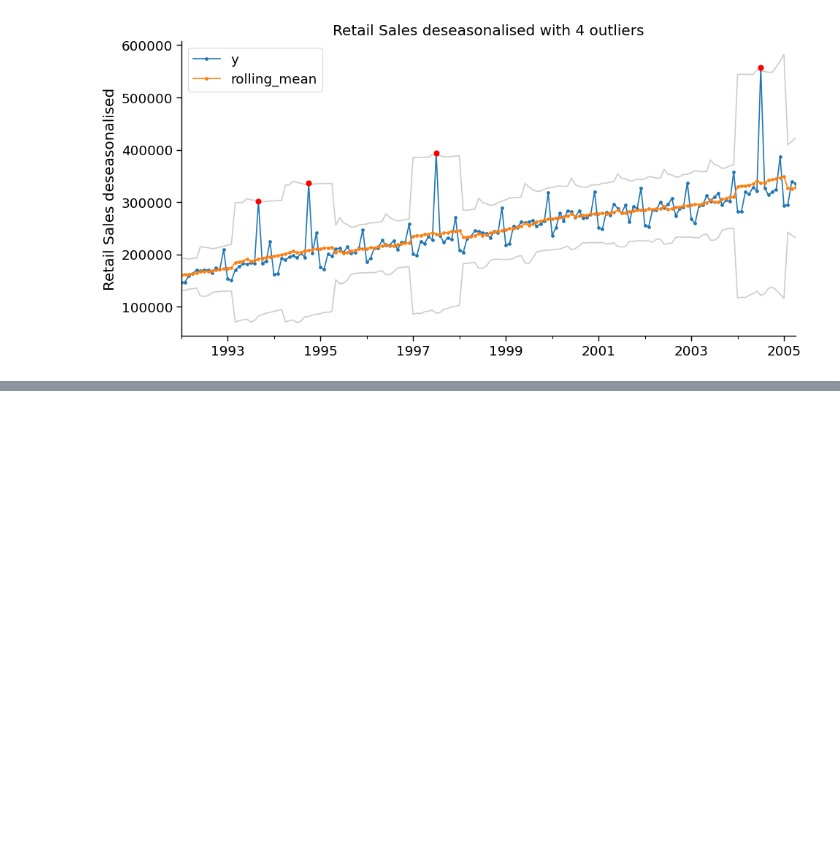
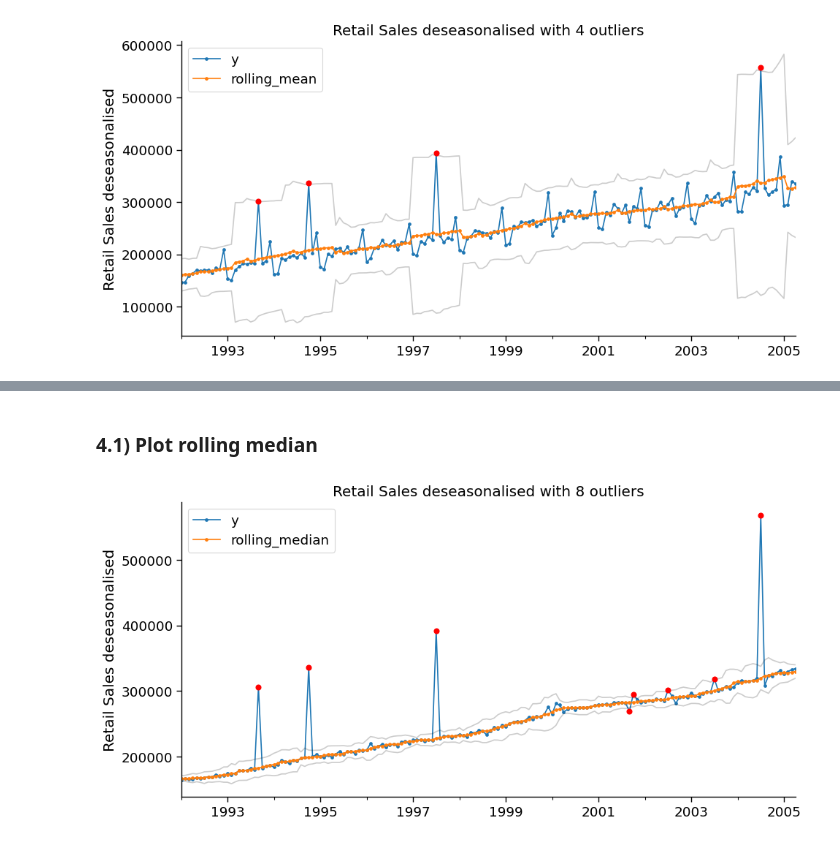
Before and after one commit to razielar/feature_engineering_ts_forecasting, a Jupyter notebook: 05_outliers/01_detect_outliers_rolling_statistics.ipynb, the cells around one changed output, grey strips where cells are left out. Drawn from its saved outputs; the diff is of its cells as text; code cells hidden in the pictures; blank space fills up the shorter version.

Commit message:
rolling median done

```diff
--- a/05_outliers/01_detect_outliers_rolling_statistics.ipynb
+++ b/05_outliers/01_detect_outliers_rolling_statistics.ipynb
@@ -143,0 +166,26 @@ plt.tight_layout()
+# %%
+# Compute median and MAD
+df_rolling_stats = (
+    df_["y"]
+    .rolling(
+        window=13,  # A window of 13 is chosen to average over yearly seasonality
+        center=True,  # Use a centered window for the mean
+        min_periods=1,
+    )  # Min periods set to 1 so that edge cases also have estimates
+    .agg({"rolling_median": "median", "rolling_MAD": median_absolute_deviation})
+)
+df_[["rolling_median", "rolling_MAD"]] = df_rolling_stats
+
+# Apply the threshold criteria to identify an outlier
+factor = 3.5
+df_["is_outlier"] = (np.abs(df_["y"] - df_["rolling_median"]) > factor * df_["rolling_MAD"])
+
+# Compute the upper and lower boundary of the threshold for plotting
+df_["upper"] = df_["rolling_median"] + factor * df_["rolling_MAD"]
+df_["lower"] = df_["rolling_median"] - factor * df_["rolling_MAD"]
+
+# Num of outliers
+num_outliers = df_[df_["is_outlier"] == True].shape[0]
+print(f"Num of Outliers detected by rolling median: {num_outliers}")
+
+df_.head()
@@ -143,0 +201,19 @@ plt.tight_layout()
+# %% [markdown]
+### 4.1) Plot rolling median
+# %%
+fig, ax = plt.subplots(figsize=[10, 5])
+
+# Main plot
+df_.plot(y=["y", "rolling_median"], marker=".", ax=ax)
+df_.plot(y=["upper", "lower"], figsize=[10, 5], ax=ax, color="k", alpha=0.2, legend=None)
+
+# Plot outliers
+if df_["is_outlier"].any():
+    df_["y"].loc[df_["is_outlier"]].plot(marker="o", color="r", ax=ax, legend=None, linestyle="")
+
+ax.set_title(f"Retail Sales deseasonalised with {num_outliers} outliers")
+ax.set_ylabel("Retail Sales deseasonalised")
+ax.set_xlabel("")
+plt.tight_layout()
+# %% [output]
+[figure, added]
```
Also changed, not shown: parts of 8 cells of this notebook.
